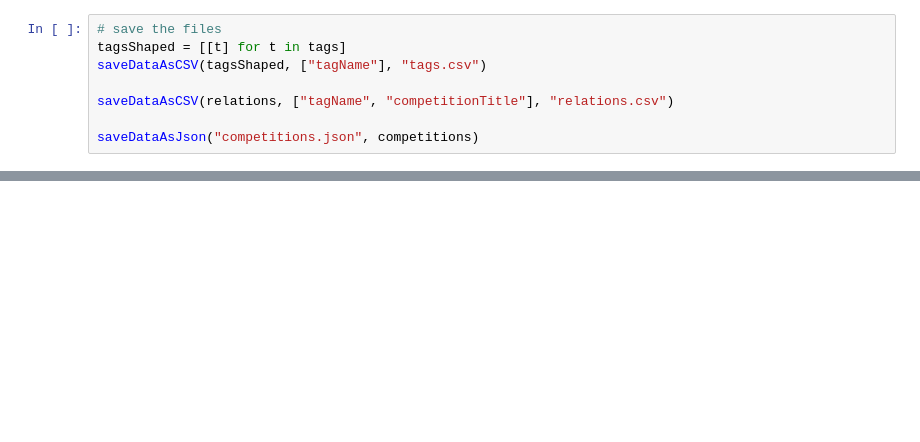
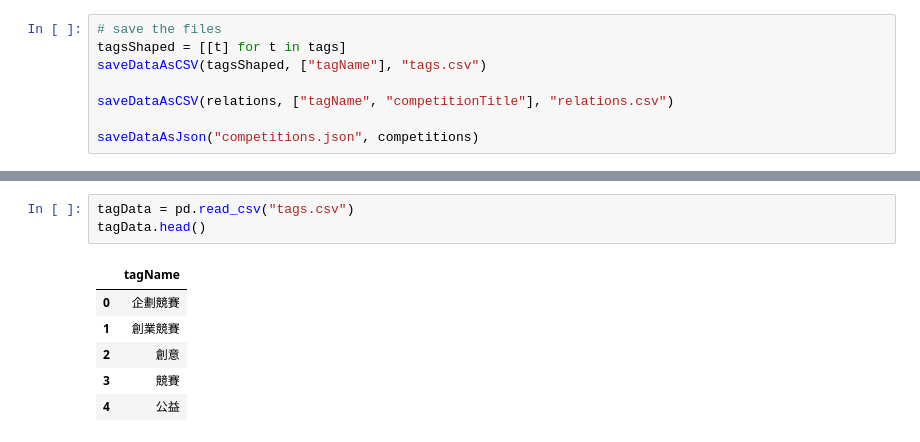
Before and after one commit to yatta03/112-2PL, a Jupyter notebook: hw3/hw3.ipynb, the cells around one changed output, grey strips where cells are left out. Cells and saved outputs as stored; diff of their text form; blank space fills up the shorter version.

```diff
--- a/hw3/hw3.ipynb
+++ b/hw3/hw3.ipynb
@@ -192,0 +238,10 @@ saveDataAsJson("competitions.json", competitions)
+# %%
+tagData = pd.read_csv("tags.csv")
+tagData.head()
+# %% [output]
+|  | tagName |
+| 0 | 企劃競賽 |
+| 1 | 創業競賽 |
+| 2 | 創意 |
+| 3 | 競賽 |
+| 4 | 公益 |
```
Also changed, not shown: parts of 12 cells of this notebook, 5 other files.
